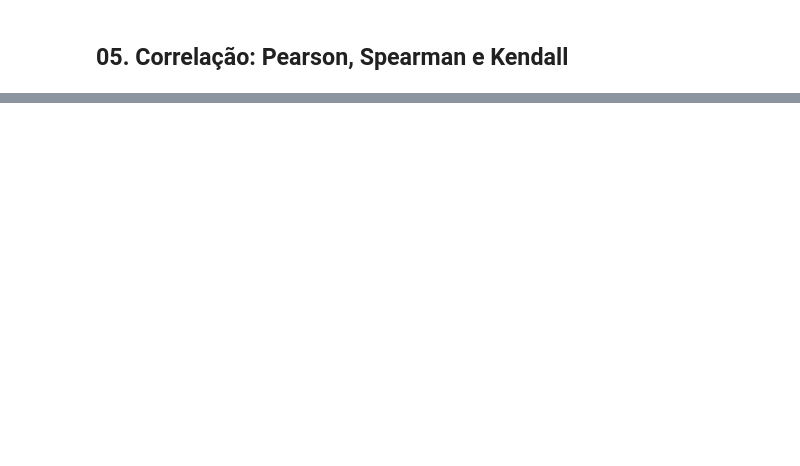
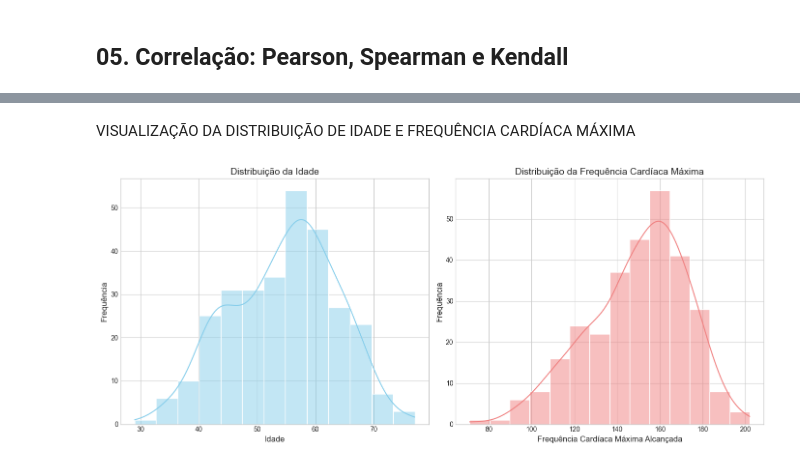
Before and after one commit to JCarapina/Estudos-praticos, a Jupyter notebook: 01_estatistica/notebooks/estatistica.ipynb, the cells around one changed output, grey strips where cells are left out. Cells and saved outputs as stored; diff of their text form; code cells hidden in the pictures; blank space fills up the shorter version.

```diff
--- a/01_estatistica/notebooks/anova.ipynb
+++ b/01_estatistica/notebooks/estatistica.ipynb
@@ -747,0 +808,13 @@ Não rejeitamos a hipótese nula de independência.
+# %%
+# A URL para o dataset fornecida pelo usuário.
+url = 'https://archive.ics.uci.edu/ml/machine-learning-databases/heart-disease/processed.cleveland.data'
+
+# As colunas do dataset não têm cabeçalho. Vamos defini-las.
+# Fonte: https://archive.ics.uci.edu/ml/datasets/Heart+Disease
+column_names = [
+    'age', 'sex', 'cp', 'trestbps', 'chol', 'fbs', 'restecg',
+    'thalach', 'exang', 'oldpeak', 'slope', 'ca', 'thal', 'target'
+]
+# %%
+df = pd.read_csv(url, header=None, names=column_names, na_values='?')
+df.head()
@@ -747,0 +828,30 @@ Não rejeitamos a hipótese nula de independência.
+# %%
+# O teste de Pearson e a visualização não funcionam com valores ausentes.
+# Vamos remover as linhas que contêm 'NaN' (Not a Number)
+# criados a partir dos '?' originais.
+df_clean = df.dropna().copy()
+# %% [markdown]
+VISUALIZAÇÃO DA DISTRIBUIÇÃO DE IDADE E FREQUÊNCIA CARDÍACA MÁXIMA
+# %%
+# Configura a figura e os eixos para os dois gráficos lado a lado.
+fig, axes = plt.subplots(1, 2, figsize=(14, 6))
+
+# Gráfico de distribuição para a Idade
+sns.histplot(df_clean['age'], kde=True, ax=axes[0], color='skyblue')
+axes[0].set_title('Distribuição da Idade', fontsize=14)
+axes[0].set_xlabel('Idade', fontsize=12)
+axes[0].set_ylabel('Frequência', fontsize=12)
+
+# Gráfico de distribuição para a Frequência Cardíaca Máxima
+sns.histplot(df_clean['thalach'], kde=True, ax=axes[1], color='lightcoral')
+axes[1].set_title('Distribuição da Frequência Cardíaca Máxima', fontsize=14)
+axes[1].set_xlabel('Frequência Cardíaca Máxima Alcançada', fontsize=12)
+axes[1].set_ylabel('Frequência', fontsize=12)
+
+# Ajusta o layout para evitar sobreposição.
+plt.tight_layout()
+
+# Exibe os gráficos.
+plt.show()
+# %% [output]
+[figure, added]
```
Also changed, not shown: parts of 12 cells of this notebook.
